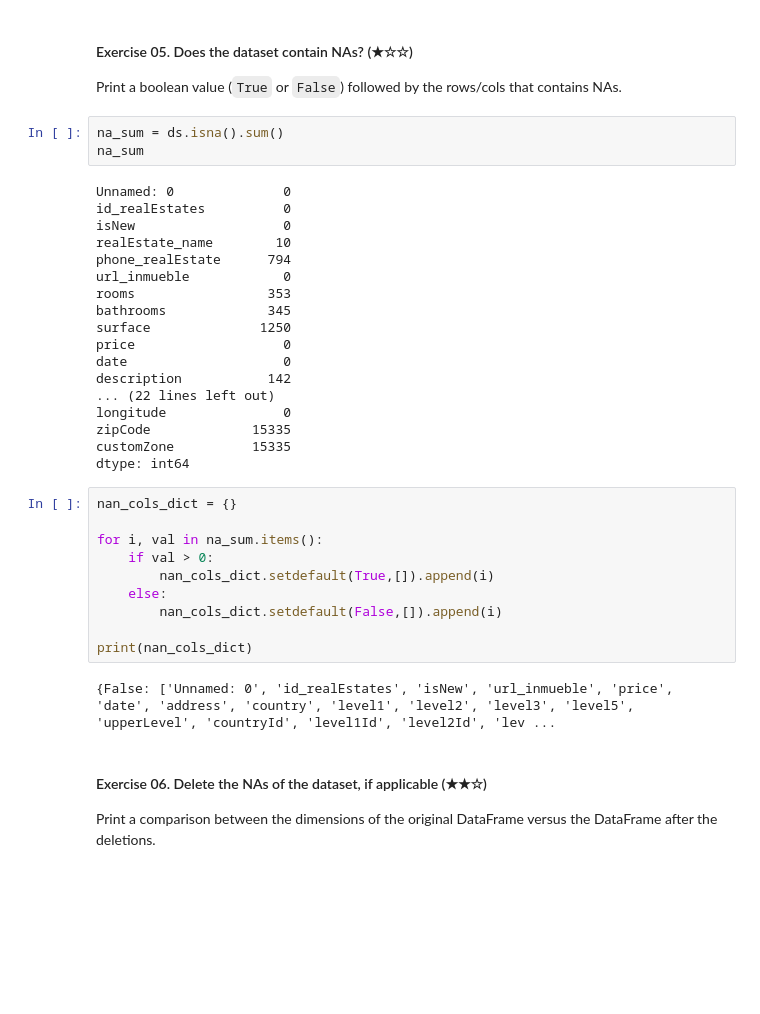
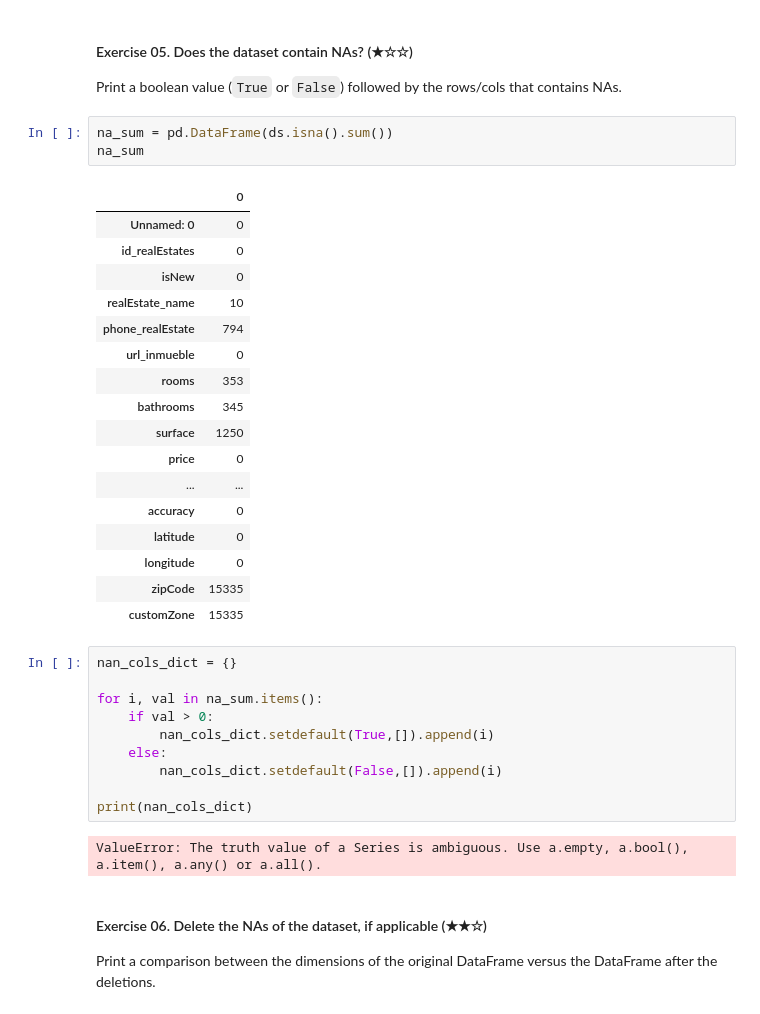
Before and after one commit to jilemp/realestate-datacleanup-exercise, a Jupyter notebook: project.ipynb, the cells around one changed output. Cells and saved outputs as stored; diff of their text form; blank space fills up the shorter version.

```diff
--- a/project.ipynb
+++ b/project.ipynb
@@ -110,26 +119,26 @@ Index([' Madrid Capital', 'Alcalá de Henares', 'Las Rozas de Madrid',
 
 Print a boolean value (`True` or `False`) followed by the rows/cols that contains NAs.
 # %%
-na_sum = ds.isna().sum()
+na_sum = pd.DataFrame(ds.isna().sum())
 na_sum
 # %% [output]
-Unnamed: 0              0
-id_realEstates          0
-isNew                   0
-realEstate_name        10
-phone_realEstate      794
-url_inmueble            0
-rooms                 353
-bathrooms             345
-surface              1250
-price                   0
-date                    0
-description           142
-... (22 lines left out)
-longitude               0
-zipCode             15335
-customZone          15335
-dtype: int64
+|  | 0 |
+| Unnamed: 0 | 0 |
+| id_realEstates | 0 |
+| isNew | 0 |
+| realEstate_name | 10 |
+| phone_realEstate | 794 |
+| url_inmueble | 0 |
+| rooms | 353 |
+| bathrooms | 345 |
+| surface | 1250 |
+| price | 0 |
+| ... | ... |
+| accuracy | 0 |
+| latitude | 0 |
+| longitude | 0 |
+| zipCode | 15335 |
+| customZone | 15335 |
 # %%
 nan_cols_dict = {}
 
@@ -141,7 +150,7 @@ for i, val in na_sum.items():
 
 print(nan_cols_dict)
 # %% [output]
-{False: ['Unnamed: 0', 'id_realEstates', 'isNew', 'url_inmueble', 'price', 'date', 'address', 'country', 'level1', 'level2', 'level3', 'level5', 'upperLevel', 'countryId', 'level1Id', 'level2Id', 'lev ...
+ValueError: The truth value of a Series is ambiguous. Use a.empty, a.bool(), a.item(), a.any() or a.all().
 # %% [markdown]
 #### Exercise 06. Delete the NAs of the dataset, if applicable (★★☆)
 
```
Also changed, not shown: parts of 6 cells of this notebook.
